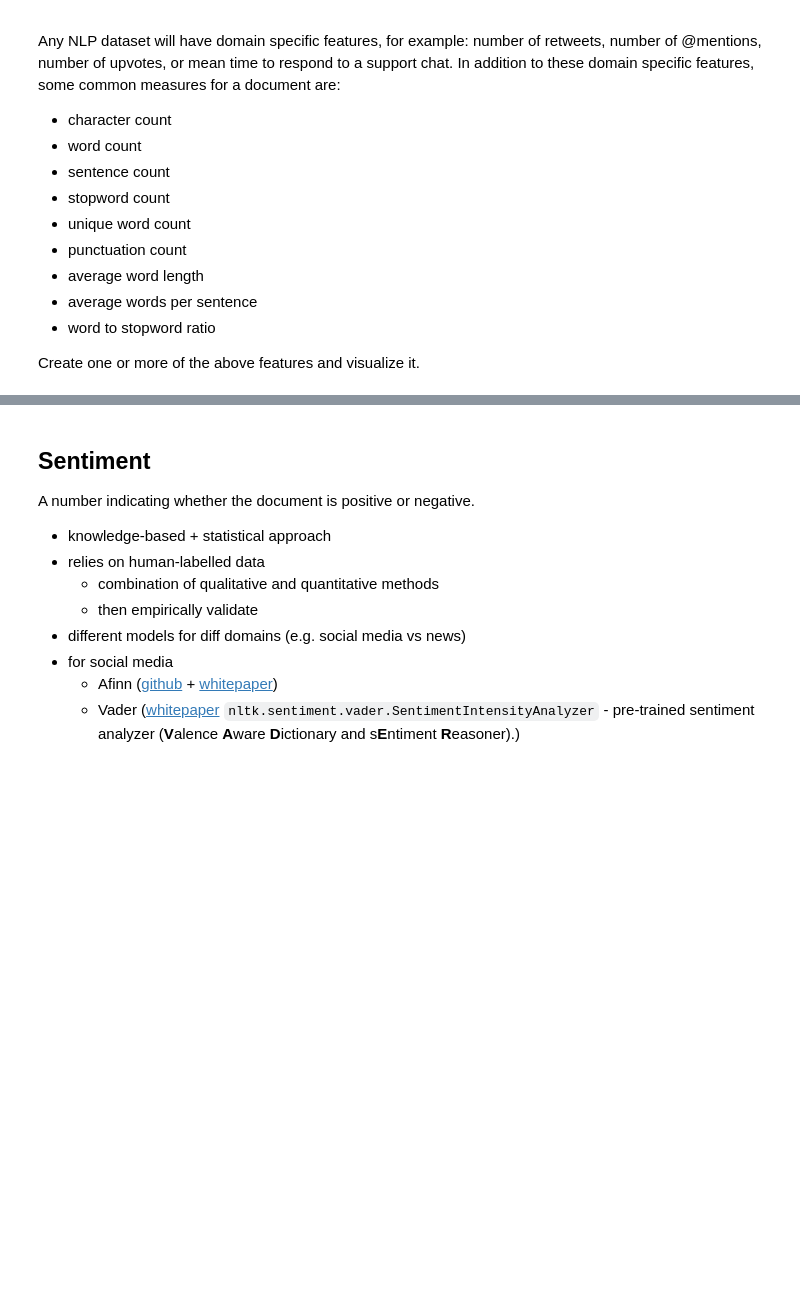
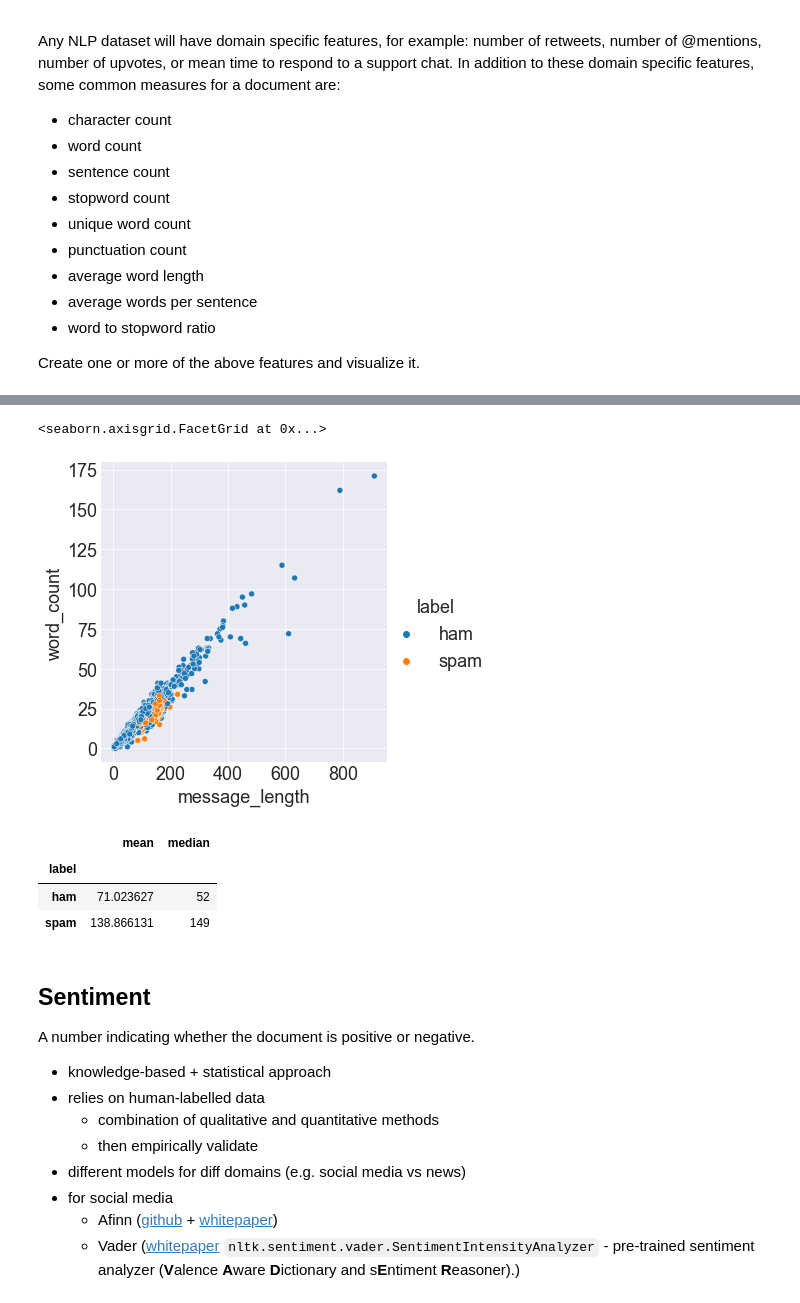
Before and after one commit to lopezelihezer/natural-language-processing-exercises, a Jupyter notebook: nlp_explore_lesson.ipynb, the cells around one changed output, grey strips where cells are left out. Drawn from its saved outputs; the diff is of its cells as text; code cells hidden in the pictures; blank space fills up the shorter version.

```diff
--- a/nlp_explore_lesson.ipynb
+++ b/nlp_explore_lesson.ipynb
@@ -48,0 +52,2 @@ df.head()
+# %%
+df = pd.read_csv('spam_clean.csv')
@@ -157,3 +284,15 @@ df.head()
+# %%
+sns.relplot(data = df, x = 'message_length', y = 'word_count', hue = 'label')
+# %% [output]
+<seaborn.axisgrid.FacetGrid at 0x...>
+[figure, added]
+# %%
+df.groupby('label').message_length.agg(['mean', 'median'])
+# %% [output]
+|  | mean | median |
+| label |  |  |
+| ham | 71.023627 | 52 |
+| spam | 138.866131 | 149 |
 # %% [markdown]
 ## Sentiment
 
```
Also changed, not shown: parts of 24 cells of this notebook, 1 other file.
